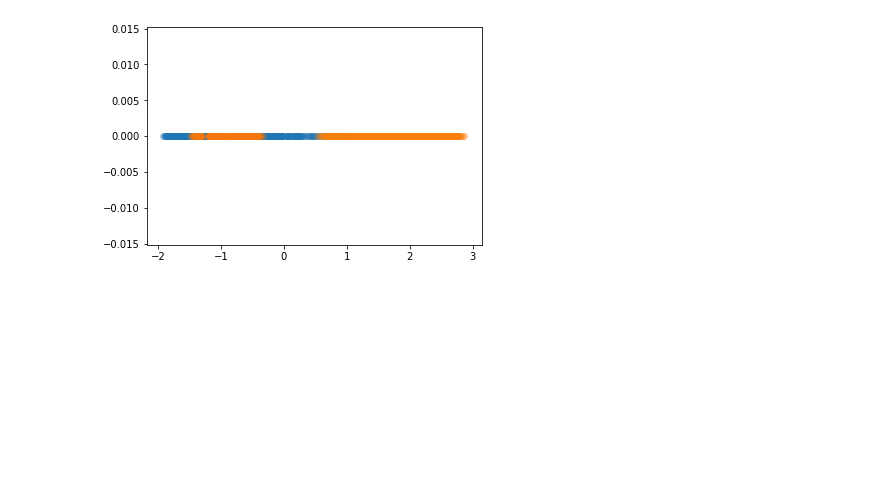
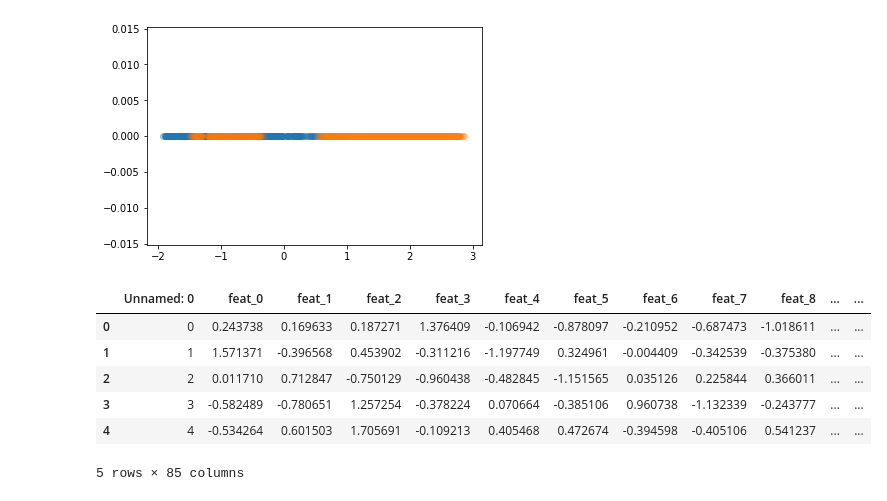
Before and after one commit to borismattijssen/mushrooms, a Jupyter notebook: notebooks/Scratchpad.ipynb, the cells around one changed output. Saved outputs shown, nothing was run; the diff lists cells and outputs as text; code cells hidden in the pictures; blank space fills up the shorter version.

```diff
--- a/notebooks/Scratchpad.ipynb
+++ b/notebooks/Scratchpad.ipynb
@@ -62,3 +85,14 @@ plt.scatter(x=p[0],y=np.zeros(len(p)), alpha=0.1)
 # %% [output]
 <matplotlib.collections.PathCollection at 0x...>
 [figure]
+# %%
+df2 = pd.read_csv('../data/processed/mushrooms_pca.csv')
+df2.head()
+# %% [output]
+|  | Unnamed: 0 | feat_0 | feat_1 | feat_2 | feat_3 | feat_4 | feat_5 | feat_6 | feat_7 | feat_8 | ... | ... |
+| 0 | 0 | 0.243738 | 0.169633 | 0.187271 | 1.376409 | -0.106942 | -0.878097 | -0.210952 | -0.687473 | -1.018611 | ... | ... |
+| 1 | 1 | 1.571371 | -0.396568 | 0.453902 | -0.311216 | -1.197749 | 0.324961 | -0.004409 | -0.342539 | -0.375380 | ... | ... |
+| 2 | 2 | 0.011710 | 0.712847 | -0.750129 | -0.960438 | -0.482845 | -1.151565 | 0.035126 | 0.225844 | 0.366011 | ... | ... |
+| 3 | 3 | -0.582489 | -0.780651 | 1.257254 | -0.378224 | 0.070664 | -0.385106 | 0.960738 | -1.132339 | -0.243777 | ... | ... |
+| 4 | 4 | -0.534264 | 0.601503 | 1.705691 | -0.109213 | 0.405468 | 0.472674 | -0.394598 | -0.405106 | 0.541237 | ... | ... |
+5 rows × 85 columns
```
Also changed, not shown: parts of 4 cells of this notebook, 6 other files.
